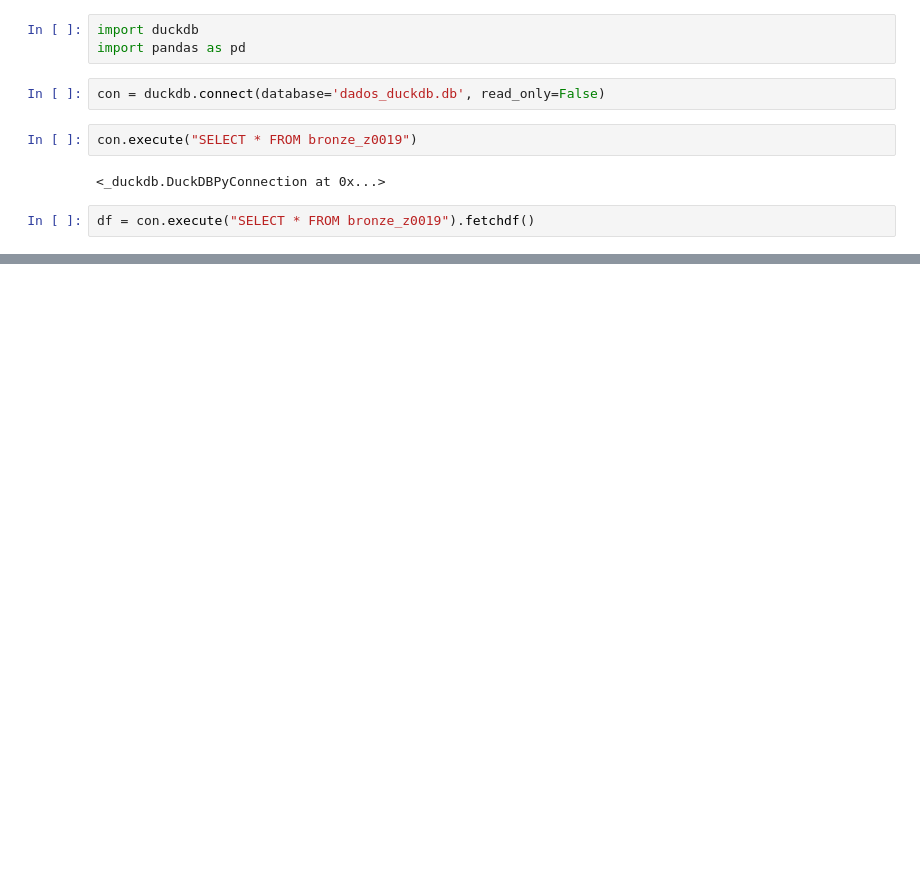
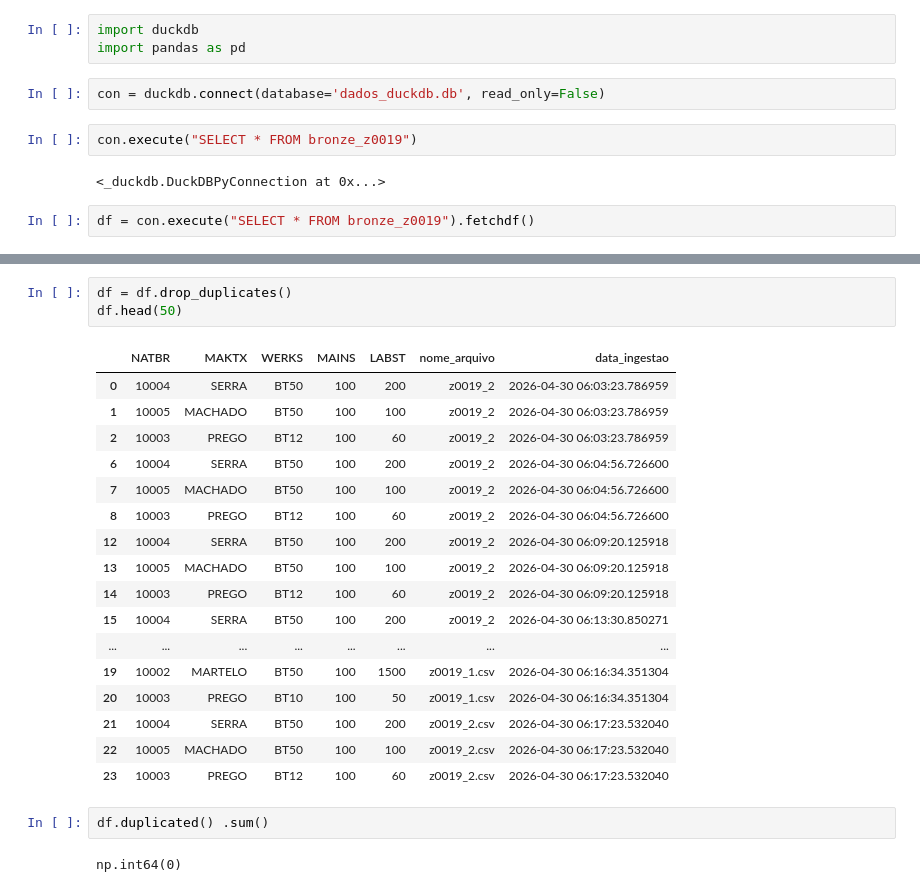
Before and after one commit to marciosantanaleite-lang/p01, a Jupyter notebook: scripts/enriquecimento.ipynb, the cells around one changed output, grey strips where cells are left out. Cells and saved outputs as stored; diff of their text form; blank space fills up the shorter version.

```diff
--- a/scripts/enriquecimento.ipynb
+++ b/scripts/enriquecimento.ipynb
@@ -20,0 +50,25 @@ df.head()
+# %%
+df = df.drop_duplicates()
+df.head(50)
+# %% [output]
+|  | NATBR | MAKTX | WERKS | MAINS | LABST | nome_arquivo | data_ingestao |
+| 0 | 10004 | SERRA | BT50 | 100 | 200 | z0019_2 | 2026-04-30 06:03:23.786959 |
+| 1 | 10005 | MACHADO | BT50 | 100 | 100 | z0019_2 | 2026-04-30 06:03:23.786959 |
+| 2 | 10003 | PREGO | BT12 | 100 | 60 | z0019_2 | 2026-04-30 06:03:23.786959 |
+| 6 | 10004 | SERRA | BT50 | 100 | 200 | z0019_2 | 2026-04-30 06:04:56.726600 |
+| 7 | 10005 | MACHADO | BT50 | 100 | 100 | z0019_2 | 2026-04-30 06:04:56.726600 |
+| 8 | 10003 | PREGO | BT12 | 100 | 60 | z0019_2 | 2026-04-30 06:04:56.726600 |
+| 12 | 10004 | SERRA | BT50 | 100 | 200 | z0019_2 | 2026-04-30 06:09:20.125918 |
+| 13 | 10005 | MACHADO | BT50 | 100 | 100 | z0019_2 | 2026-04-30 06:09:20.125918 |
+| 14 | 10003 | PREGO | BT12 | 100 | 60 | z0019_2 | 2026-04-30 06:09:20.125918 |
+| 15 | 10004 | SERRA | BT50 | 100 | 200 | z0019_2 | 2026-04-30 06:13:30.850271 |
+| ... | ... | ... | ... | ... | ... | ... | ... |
+| 19 | 10002 | MARTELO | BT50 | 100 | 1500 | z0019_1.csv | 2026-04-30 06:16:34.351304 |
+| 20 | 10003 | PREGO | BT10 | 100 | 50 | z0019_1.csv | 2026-04-30 06:16:34.351304 |
+| 21 | 10004 | SERRA | BT50 | 100 | 200 | z0019_2.csv | 2026-04-30 06:17:23.532040 |
+| 22 | 10005 | MACHADO | BT50 | 100 | 100 | z0019_2.csv | 2026-04-30 06:17:23.532040 |
+| 23 | 10003 | PREGO | BT12 | 100 | 60 | z0019_2.csv | 2026-04-30 06:17:23.532040 |
+# %%
+df.duplicated() .sum()
+# %% [output]
+np.int64(0)
```
Also changed, not shown: parts of 20 cells of this notebook, 2 other files.
